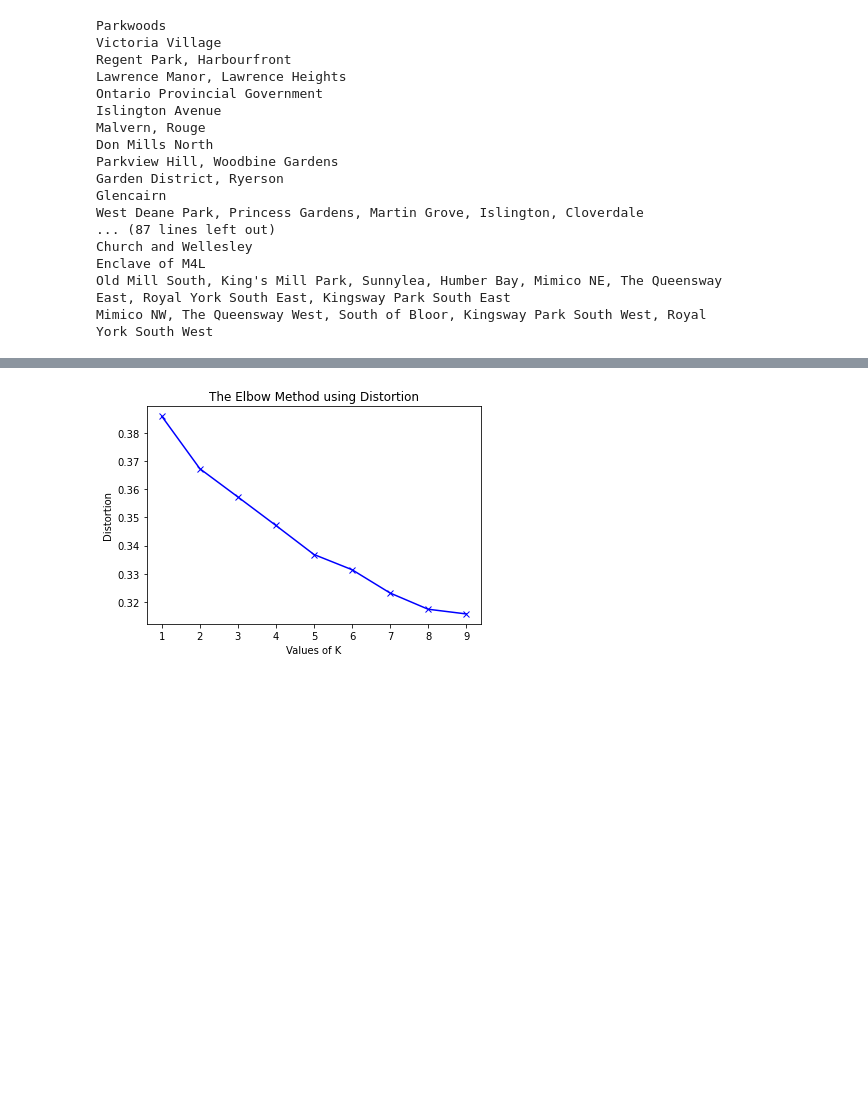
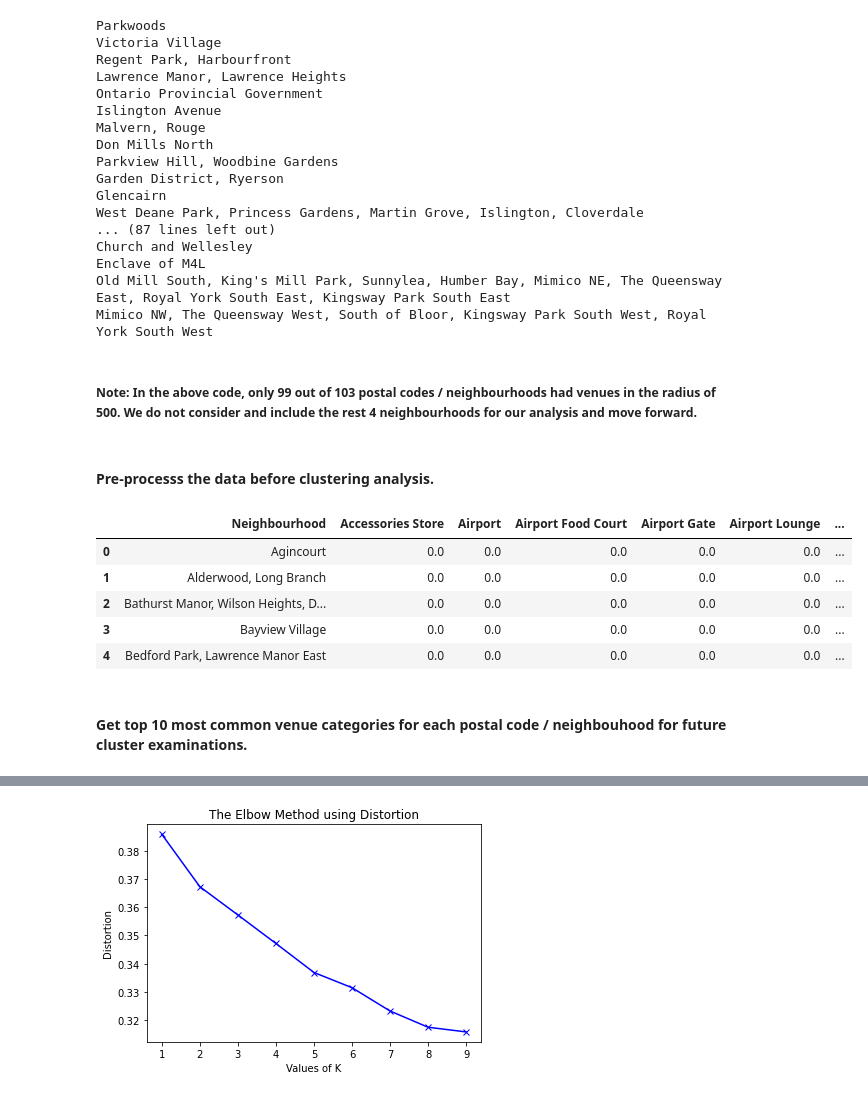
Before and after one commit to guptasaumya/Coursera_Capstone, a Jupyter notebook: the_battle_of_neighbourhoods.ipynb, the cells around one changed output, grey strips where cells are left out. Cells and saved outputs as stored; diff of their text form; code cells hidden in the pictures; blank space fills up the shorter version.

```diff
--- a/the_battle_of_neighbourhoods.ipynb
+++ b/the_battle_of_neighbourhoods.ipynb
@@ -279,20 +258,36 @@ Church and Wellesley
 Enclave of M4L
 Old Mill South, King's Mill Park, Sunnylea, Humber Bay, Mimico NE, The Queensway East, Royal York South East, Kingsway Park South East
 Mimico NW, The Queensway West, South of Bloor, Kingsway Park South West, Royal York South West
+# %% [markdown]
+##### Note:  In the above code, only 99 out of 103 postal codes / neighbourhoods had venues in the radius of 500. We do not consider and include the rest 4 neighbourhoods for our analysis and move forward.
+# %% [markdown]
+#### Pre-processs the data before clustering analysis.
 # %%
-# one hot encoding
+# one-hot encoding
 toronto_onehot = pd.get_dummies(toronto_venues[['VenueCategory']],
-                                  prefix="",
-                                  prefix_sep="")
+                                prefix="",
+                                prefix_sep="")
 
-# add Neighbourhood column back to dataframe
+# add 'Neighbourhood' column to this dataframe
 toronto_onehot['Neighbourhood'] = toronto_venues['Neighbourhood']
 
-# move Neighbourhood column to the first column
+# move 'Neighbourhood' column to first position
 fixed_columns = [toronto_onehot.columns[-1]] + list(toronto_onehot.columns[:-1])
 toronto_onehot = toronto_onehot[fixed_columns]
 
+# group rows by neighborhood taking mean of frequency of occurrence of each category
 toronto_grouped = toronto_onehot.groupby('Neighbourhood').mean().reset_index()
+
+toronto_grouped.head()
+# %% [output]
+|  | Neighbourhood | Accessories Store | Airport | Airport Food Court | Airport Gate | Airport Lounge | ... |
+| 0 | Agincourt | 0.0 | 0.0 | 0.0 | 0.0 | 0.0 | ... |
+| 1 | Alderwood, Long Branch | 0.0 | 0.0 | 0.0 | 0.0 | 0.0 | ... |
+| 2 | Bathurst Manor, Wilson Heights, D... | 0.0 | 0.0 | 0.0 | 0.0 | 0.0 | ... |
+| 3 | Bayview Village | 0.0 | 0.0 | 0.0 | 0.0 | 0.0 | ... |
+| 4 | Bedford Park, Lawrence Manor East | 0.0 | 0.0 | 0.0 | 0.0 | 0.0 | ... |
+# %% [markdown]
+#### Get top 10 most common venue categories for each postal code / neighbouhood for future cluster examinations.
 # %%
 # we will look into top 10 most common venue categories
 num_top_venues = 10
```
Also changed, not shown: parts of 15 cells of this notebook.
